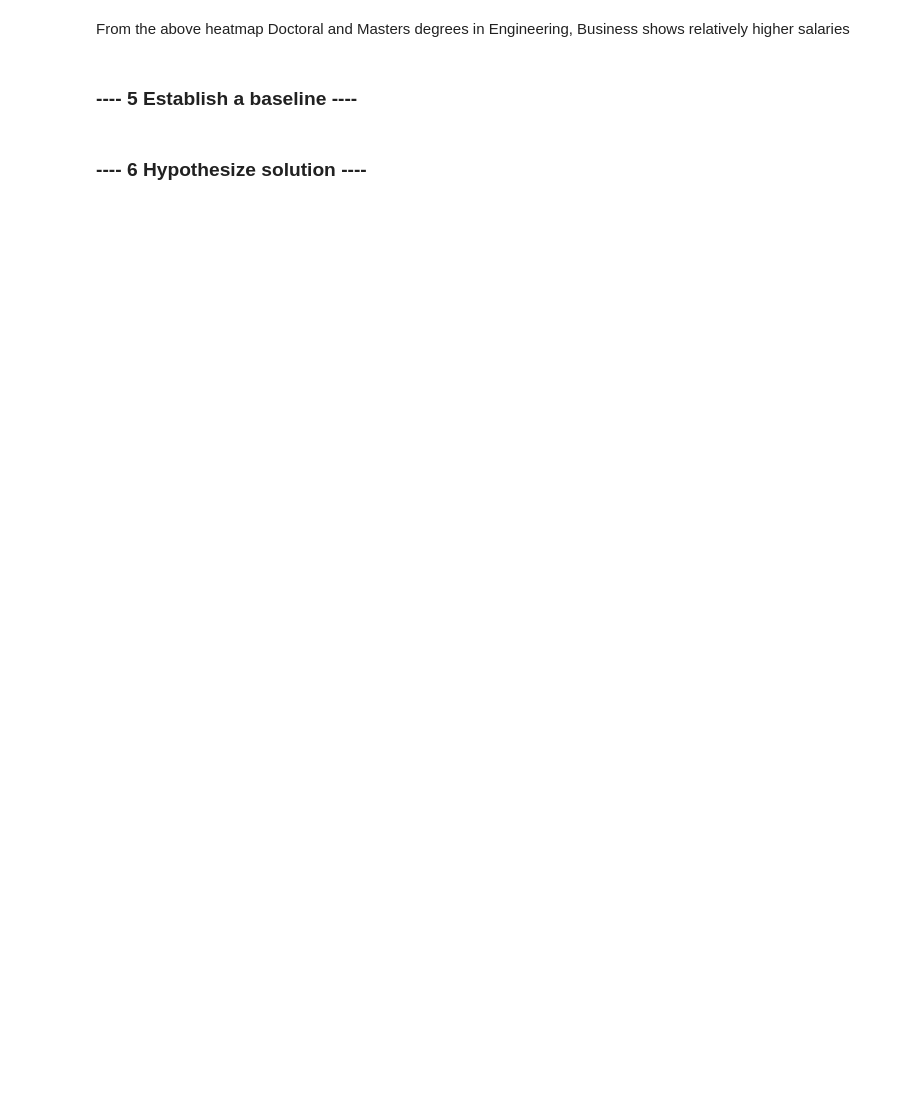
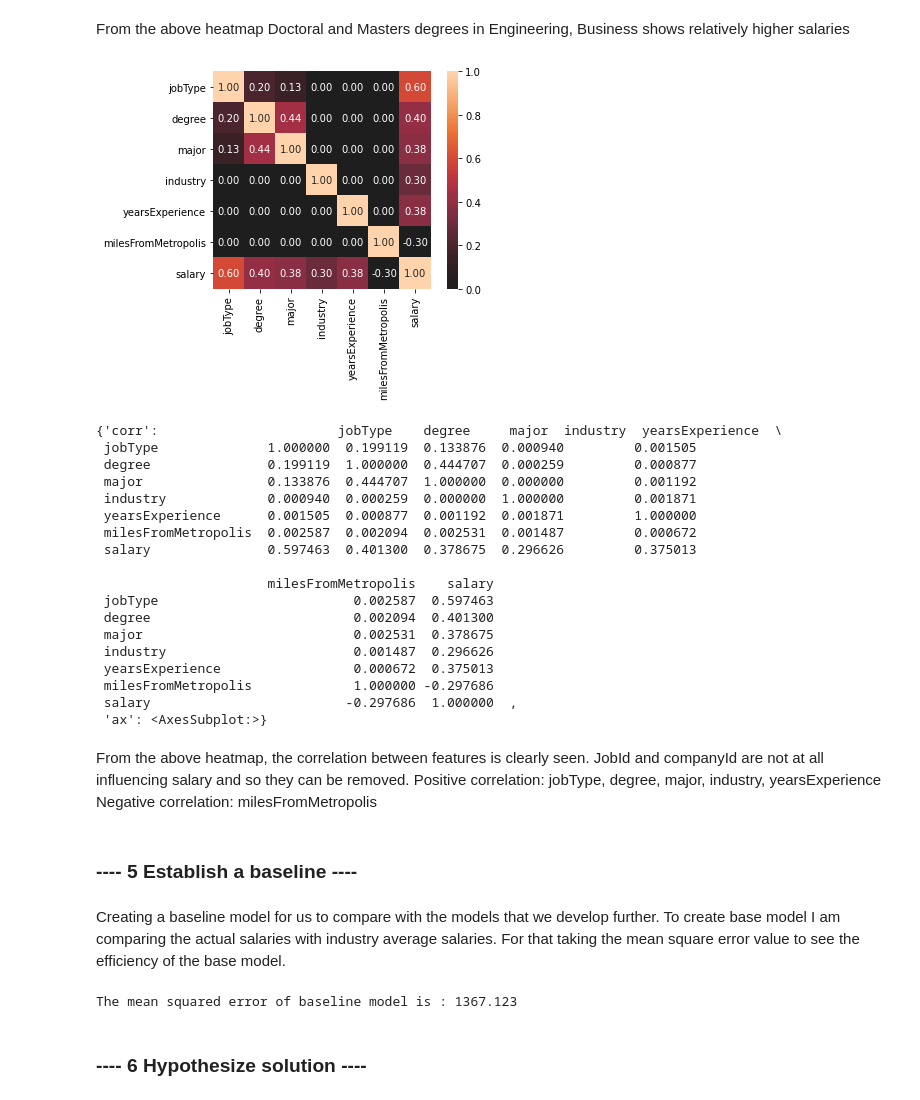
Before and after one commit to sailalithar/salaryprediction, a Jupyter notebook: Instructions_and_Notebook/Salary Prediction Notebook.ipynb, the cells around one changed output. Saved outputs shown, nothing was run; the diff lists cells and outputs as text; code cells hidden in the pictures; blank space fills up the shorter version.

```diff
--- a/Instructions_and_Notebook/Salary Prediction Notebook.ipynb
+++ b/Instructions_and_Notebook/Salary Prediction Notebook.ipynb
@@ -272,12 +286,46 @@ df_groupdm_pivot
 From the above heatmap Doctoral and Masters degrees in Engineering, Business shows relatively higher salaries
 # %%
 #look for correlation between features
+nominal.associations(df, nominal_columns=['jobId','companyId','jobType','degree','major','industry'])
+# %% [output]
+[figure, added]
+{'corr':                       jobType    degree     major  industry  yearsExperience  \
+ jobType              1.000000  0.199119  0.133876  0.000940         0.001505
+ degree               0.199119  1.000000  0.444707  0.000259         0.000877
+ major                0.133876  0.444707  1.000000  0.000000         0.001192
+ industry             0.000940  0.000259  0.000000  1.000000         0.001871
+ yearsExperience      0.001505  0.000877  0.001192  0.001871         1.000000
+ milesFromMetropolis  0.002587  0.002094  0.002531  0.001487         0.000672
+ salary               0.597463  0.401300  0.378675  0.296626         0.375013
+
+                      milesFromMetropolis    salary
+ jobType                         0.002587  0.597463
+ degree                          0.002094  0.401300
+ major                           0.002531  0.378675
+ industry                        0.001487  0.296626
+ yearsExperience                 0.000672  0.375013
+ milesFromMetropolis             1.000000 -0.297686
+ salary                         -0.297686  1.000000  ,
+ 'ax': <AxesSubplot:>}
+# %% [markdown]
+From the above heatmap, the correlation between features is clearly seen. JobId and companyId are not at all influencing salary and so they can be removed.
+Positive correlation: jobType, degree, major, industry, yearsExperience
+Negative correlation: milesFromMetropolis
 # %% [markdown]
 ### ---- 5 Establish a baseline ----
+# %% [markdown]
+Creating a baseline model for us to compare with the models that we develop further. To create base model I am comparing the actual salaries with industry average salaries. For that taking the mean square error value to see the efficiency of the base model.
 # %%
-#select a reasonable metric (MSE in this case)
-#create an extremely simple model and measure its efficacy
-#e.g. use "average salary" for each industry as your model and then measure MSE
-#during 5-fold cross-validation
+#selecting a reasonable metric (MSE in this case)
+#creating an extremely simple model and measuring its efficacy
+#using "average salary" for each industry as the model and then measure MSE
+
+avg_salary = pd.DataFrame(df['salary'].groupby(df.industry).mean())
+predicted_salary = df.merge(avg_salary, on='industry', how='inner')
+
+mse_baseline = mean_squared_error(predicted_salary['salary_x'], predicted_salary['salary_y'])
+print("The mean squared error of baseline model is :", np.round(mse_baseline,3))
+# %% [output]
+The mean squared error of baseline model is : 1367.123
 # %% [markdown]
 ### ---- 6 Hypothesize solution ----
```
Also changed, not shown: parts of 49 cells of this notebook.
